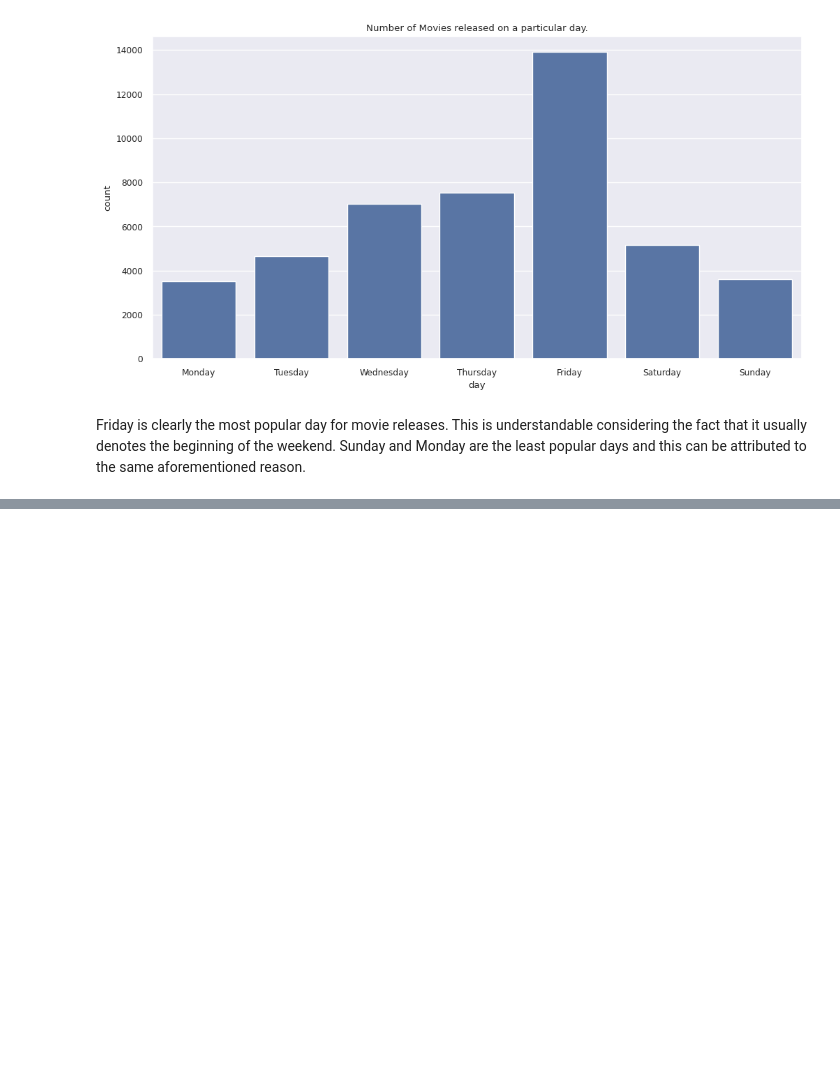
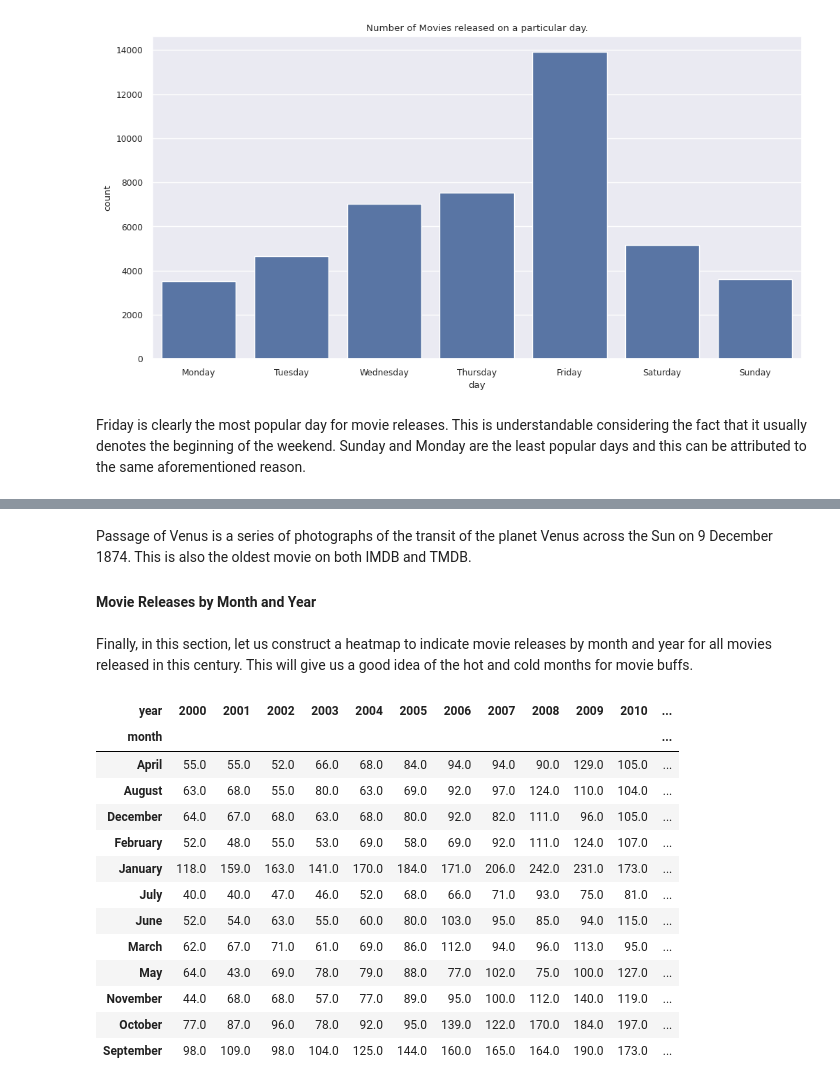
Before and after one commit to M-Awwab-Khan/most-comprehensive-movies-analysis, a Jupyter notebook: Movie_Metrics_An_Analyst_Approach.ipynb, the cells around one changed output, grey strips where cells are left out. Saved outputs shown, nothing was run; the diff lists cells and outputs as text; code cells hidden in the pictures; blank space fills up the shorter version.

```diff
--- a/Movie_Metrics_An_Analyst_Approach.ipynb
+++ b/Movie_Metrics_An_Analyst_Approach.ipynb
@@ -670,0 +700,6 @@ Friday is clearly the most popular day for movie releases. This is understandabl
+# %% [markdown]
+Passage of Venus is a series of photographs of the transit of the planet Venus across the Sun on 9 December 1874. This is also the oldest movie on both IMDB and TMDB.
+
+#### Movie Releases by Month and Year
+# %% [markdown]
+Finally, in this section, let us construct a heatmap to indicate movie releases by month and year for all movies released in this century. This will give us a good idea of the hot and cold months for movie buffs.
@@ -670,0 +710,19 @@ Friday is clearly the most popular day for movie releases. This is understandabl
+# %%
+month_year_pivot = pd.pivot_table(data=df_month_year, index ='month', columns='year', aggfunc='count', values='title')
+month_year_pivot = month_year_pivot.fillna(0)
+month_year_pivot
+# %% [output]
+| year | 2000 | 2001 | 2002 | 2003 | 2004 | 2005 | 2006 | 2007 | 2008 | 2009 | 2010 | ... |
+| month |  |  |  |  |  |  |  |  |  |  |  | ... |
+| April | 55.0 | 55.0 | 52.0 | 66.0 | 68.0 | 84.0 | 94.0 | 94.0 | 90.0 | 129.0 | 105.0 | ... |
+| August | 63.0 | 68.0 | 55.0 | 80.0 | 63.0 | 69.0 | 92.0 | 97.0 | 124.0 | 110.0 | 104.0 | ... |
+| December | 64.0 | 67.0 | 68.0 | 63.0 | 68.0 | 80.0 | 92.0 | 82.0 | 111.0 | 96.0 | 105.0 | ... |
+| February | 52.0 | 48.0 | 55.0 | 53.0 | 69.0 | 58.0 | 69.0 | 92.0 | 111.0 | 124.0 | 107.0 | ... |
+| January | 118.0 | 159.0 | 163.0 | 141.0 | 170.0 | 184.0 | 171.0 | 206.0 | 242.0 | 231.0 | 173.0 | ... |
+| July | 40.0 | 40.0 | 47.0 | 46.0 | 52.0 | 68.0 | 66.0 | 71.0 | 93.0 | 75.0 | 81.0 | ... |
+| June | 52.0 | 54.0 | 63.0 | 55.0 | 60.0 | 80.0 | 103.0 | 95.0 | 85.0 | 94.0 | 115.0 | ... |
+| March | 62.0 | 67.0 | 71.0 | 61.0 | 69.0 | 86.0 | 112.0 | 94.0 | 96.0 | 113.0 | 95.0 | ... |
+| May | 64.0 | 43.0 | 69.0 | 78.0 | 79.0 | 88.0 | 77.0 | 102.0 | 75.0 | 100.0 | 127.0 | ... |
+| November | 44.0 | 68.0 | 68.0 | 57.0 | 77.0 | 89.0 | 95.0 | 100.0 | 112.0 | 140.0 | 119.0 | ... |
+| October | 77.0 | 87.0 | 96.0 | 78.0 | 92.0 | 95.0 | 139.0 | 122.0 | 170.0 | 184.0 | 197.0 | ... |
+| September | 98.0 | 109.0 | 98.0 | 104.0 | 125.0 | 144.0 | 160.0 | 165.0 | 164.0 | 190.0 | 173.0 | ... |
```
Also changed, not shown: parts of 7 cells of this notebook.
